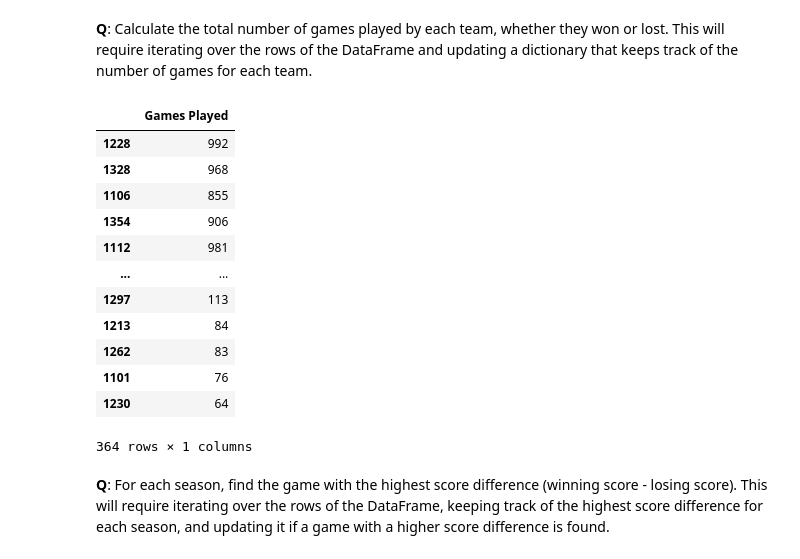
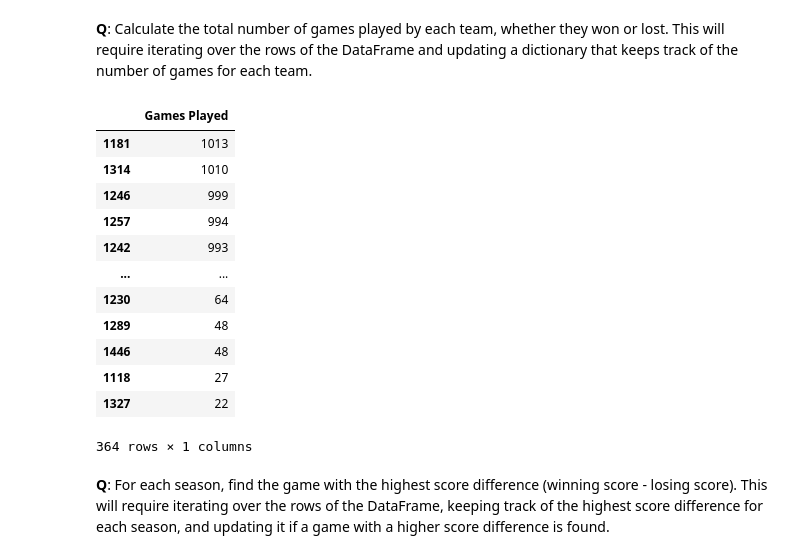
Before and after one commit to HatzeDJ/62444-Repository, a Jupyter notebook: Individual_Work/pd_{s215746}.ipynb, the cells around one changed output. Cells and saved outputs as stored; diff of their text form; code cells hidden in the pictures.

```diff
--- a/Individual_Work/pd_{s215746}.ipynb
+++ b/Individual_Work/pd_{s215746}.ipynb
@@ -572,39 +624,47 @@ df
 # %%
 # Write your code here
 
+#Make empty dictionary:
 team_games = {}
 
+#Iterate:
 for index, row in df.iterrows():
+    #Define team coloumns:
     Team_A = row["Wteam"]
     Team_B = row["Lteam"]
 
+    #Logic for conditional statement:
+        #1. Check for both team a and team b
+        #2. If team is in dictionary, then add 1
+        #3. If team is not in dictionary, make a new entry
     if Team_A in team_games:
         team_games[Team_A] += 1
     else:
         team_games[Team_A] = 1
 
     if Team_B in team_games:
         team_games[Team_B] += 1
     else:
         team_games[Team_B] = 1
 
-
+#Make new dataframe
 Team_Games_df = pd.DataFrame.from_dict(team_games, orient="index", columns=["Games Played"])
 
-Team_Games_df
+#Sort the dataframe descending:
+Team_Games_df.sort_values("Games Played", ascending=False)
 # %% [output]
 |  | Games Played |
-| 1228 | 992 |
-| 1328 | 968 |
-| 1106 | 855 |
-| 1354 | 906 |
-| 1112 | 981 |
+| 1181 | 1013 |
+| 1314 | 1010 |
+| 1246 | 999 |
+| 1257 | 994 |
+| 1242 | 993 |
 | ... | ... |
-| 1297 | 113 |
-| 1213 | 84 |
-| 1262 | 83 |
-| 1101 | 76 |
 | 1230 | 64 |
+| 1289 | 48 |
+| 1446 | 48 |
+| 1118 | 27 |
+| 1327 | 22 |
 364 rows × 1 columns
 # %% [markdown]
 **Q**: For each season, find the game with the highest score difference (winning score - losing score). This will require iterating over the rows of the DataFrame, keeping track of the highest score difference for each season, and updating it if a game with a higher score difference is found.
```
Also changed, not shown: parts of 14 cells of this notebook.
